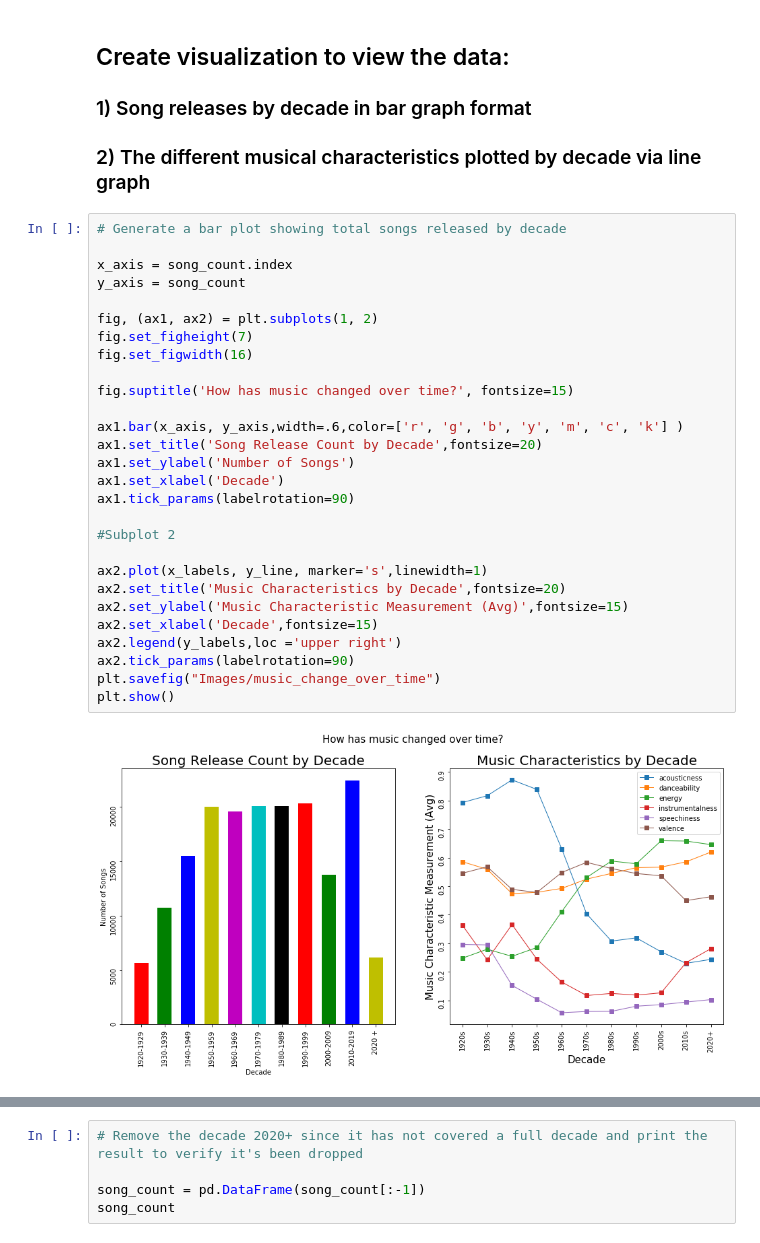
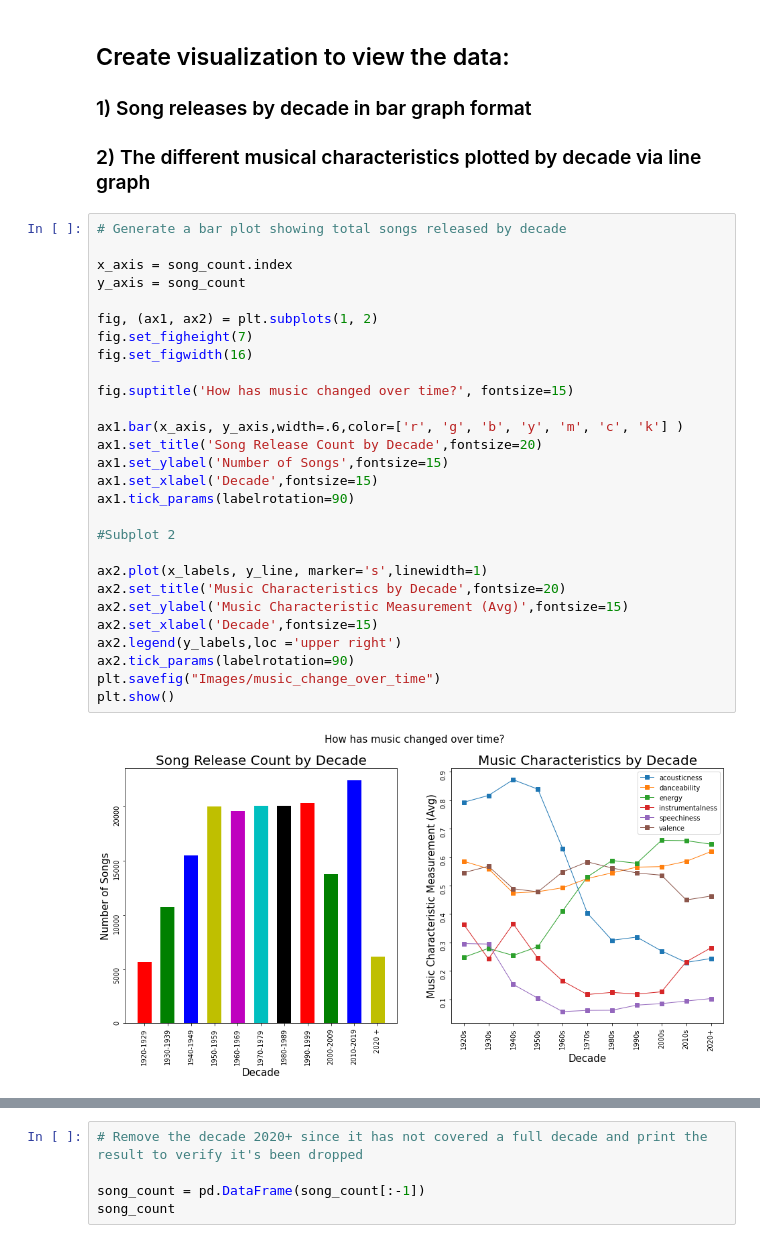
Before and after one commit to divya-gh/Spotify_Music_Analysis, a Jupyter notebook: spotify_analysis-hypothesis.ipynb, the cells around one changed output, grey strips where cells are left out. Cells and saved outputs as stored; diff of their text form.

```diff
--- a/spotify_analysis-hypothesis.ipynb
+++ b/spotify_analysis-hypothesis.ipynb
@@ -84,31 +84,31 @@ y_line = song_line[['acousticness','danceability','energy','instrumentalness','s
 # %%
 # Generate a bar plot showing total songs released by decade
 
 x_axis = song_count.index
 y_axis = song_count
 
 fig, (ax1, ax2) = plt.subplots(1, 2)
 fig.set_figheight(7)
 fig.set_figwidth(16)
 
 fig.suptitle('How has music changed over time?', fontsize=15)
 
 ax1.bar(x_axis, y_axis,width=.6,color=['r', 'g', 'b', 'y', 'm', 'c', 'k'] )
 ax1.set_title('Song Release Count by Decade',fontsize=20)
-ax1.set_ylabel('Number of Songs')
-ax1.set_xlabel('Decade')
+ax1.set_ylabel('Number of Songs',fontsize=15)
+ax1.set_xlabel('Decade',fontsize=15)
 ax1.tick_params(labelrotation=90)
 
 #Subplot 2
 
 ax2.plot(x_labels, y_line, marker='s',linewidth=1)
 ax2.set_title('Music Characteristics by Decade',fontsize=20)
 ax2.set_ylabel('Music Characteristic Measurement (Avg)',fontsize=15)
 ax2.set_xlabel('Decade',fontsize=15)
 ax2.legend(y_labels,loc ='upper right')
 ax2.tick_params(labelrotation=90)
 plt.savefig("Images/music_change_over_time")
 plt.show()
 # %% [output]
-[figure, old version]
+[figure, new version]
 # %% [markdown]
```
Also changed, not shown: parts of 11 cells of this notebook, 7 other files.
